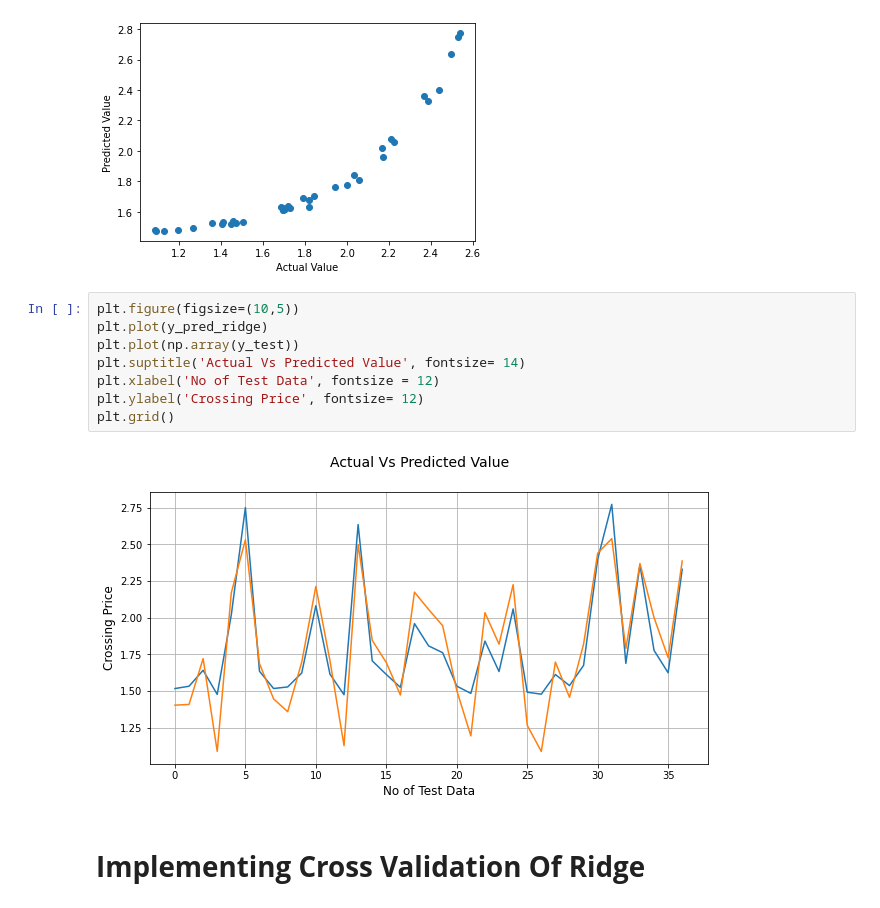
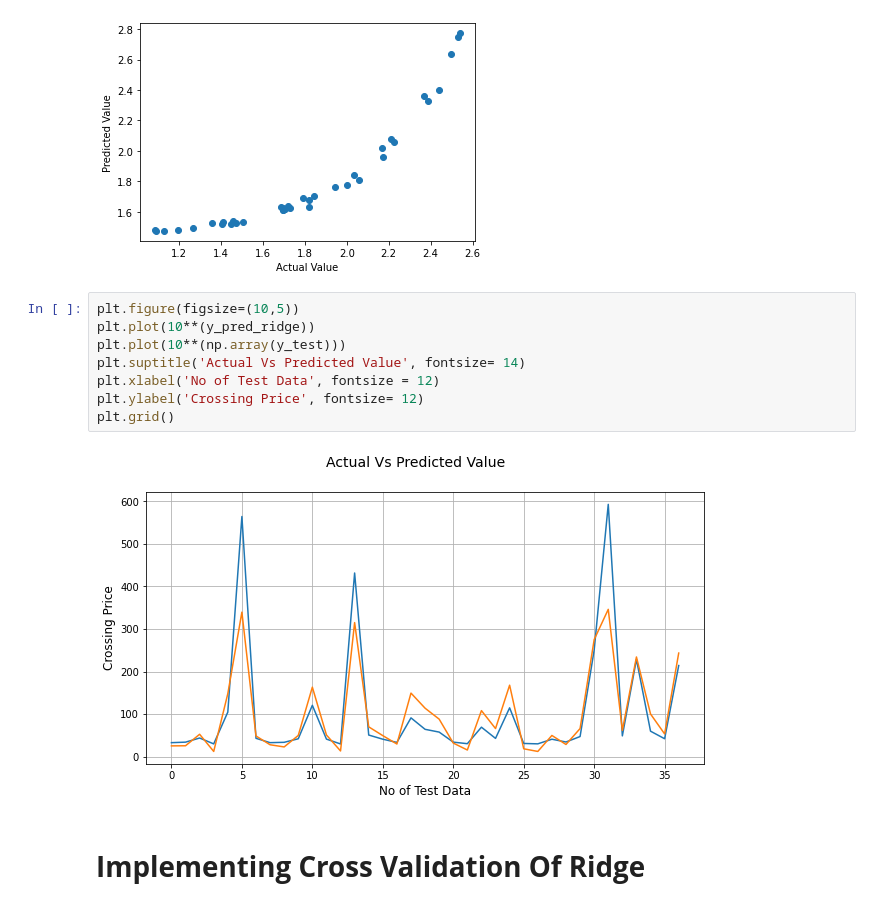
Before and after one commit to Vinitladse/YES-BANK-STOCK-CLOSING-PRICE-PREDICTION, a Jupyter notebook: Vinit_Ladse_(Group)_YES_BANK_STOCK_CLOSING_PRICE_PREDICTION.ipynb, the cells around one changed output. Cells and saved outputs as stored; diff of their text form.

```diff
--- a/Vinit_Ladse_(Group)_YES_BANK_STOCK_CLOSING_PRICE_PREDICTION.ipynb
+++ b/Vinit_Ladse_(Group)_YES_BANK_STOCK_CLOSING_PRICE_PREDICTION.ipynb
@@ -747,14 +750,14 @@ Text(0, 0.5, 'Predicted Value')
 [figure]
 # %%
 plt.figure(figsize=(10,5))
-plt.plot(y_pred_ridge)
-plt.plot(np.array(y_test))
+plt.plot(10**(y_pred_ridge))
+plt.plot(10**(np.array(y_test)))
 plt.suptitle('Actual Vs Predicted Value', fontsize= 14)
 plt.xlabel('No of Test Data', fontsize = 12)
 plt.ylabel('Crossing Price', fontsize= 12)
 plt.grid()
 # %% [output]
-[figure, old version]
+[figure, new version]
 # %% [markdown]
 # **Implementing Cross Validation Of Ridge**
 # %%
```
Also changed, not shown: parts of 20 cells of this notebook.
